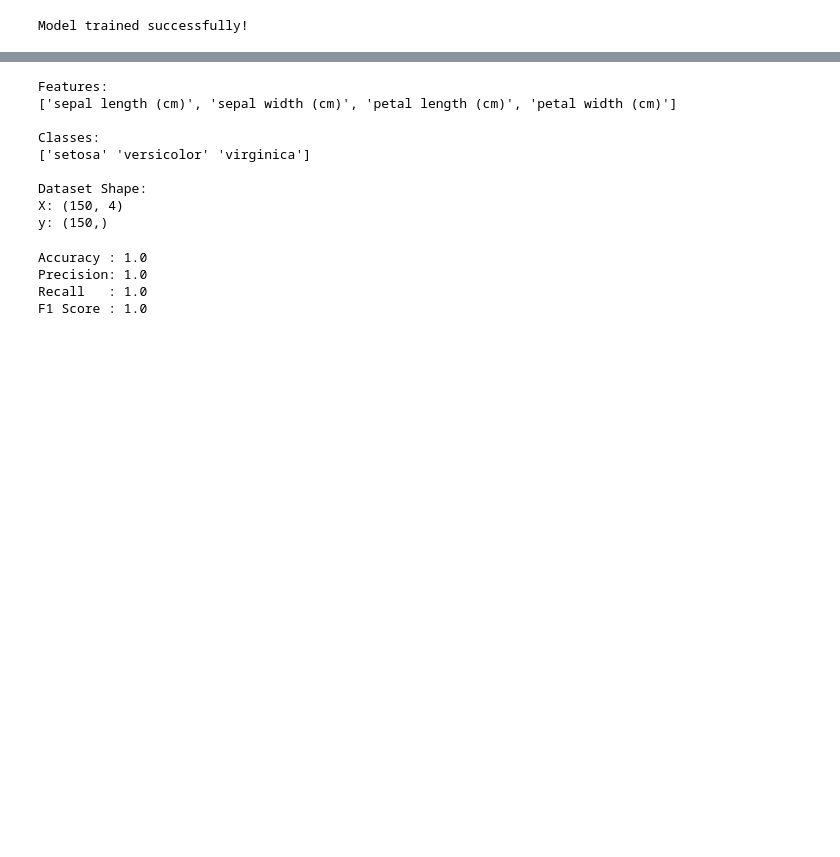
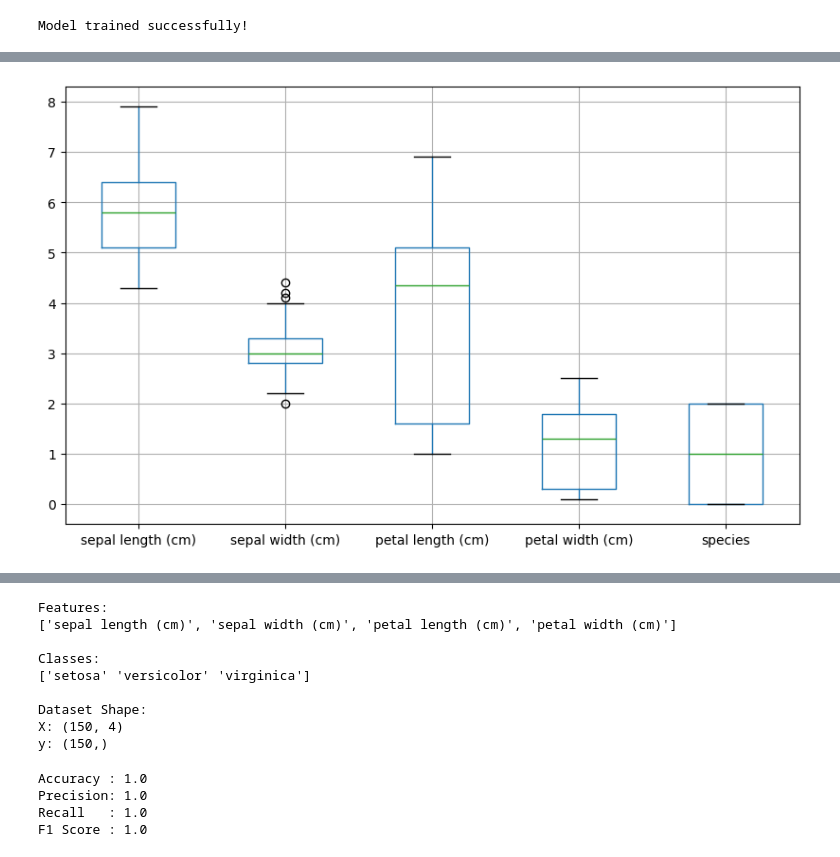
Before and after one commit to Pranav-Trivedi20/MNIST-and-Fashion-MNIST-dataset-optimization, a Jupyter notebook: Iris_and_Wine_dataset_Model_Optimization.ipynb, the cells around one changed output, grey strips where cells are left out. Drawn from its saved outputs; the diff is of its cells as text; code cells hidden in the pictures; blank space fills up the shorter version.

```diff
--- a/Iris_and_Wine_dataset_Model_Optimization.ipynb
+++ b/Iris_and_Wine_dataset_Model_Optimization.ipynb
@@ -32,0 +136,6 @@ Model trained successfully!
+# %%
+#Boxplot
+df.boxplot(figsize=(10,6))
+plt.show()
+# %% [output]
+[figure, added]
```
Also changed, not shown: parts of 38 cells of this notebook.
